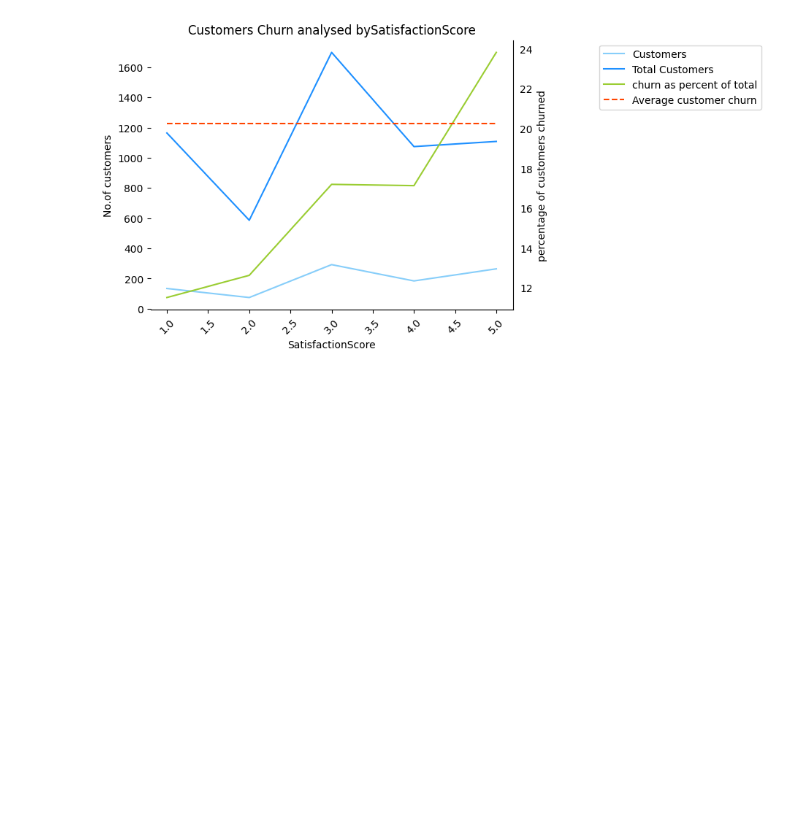
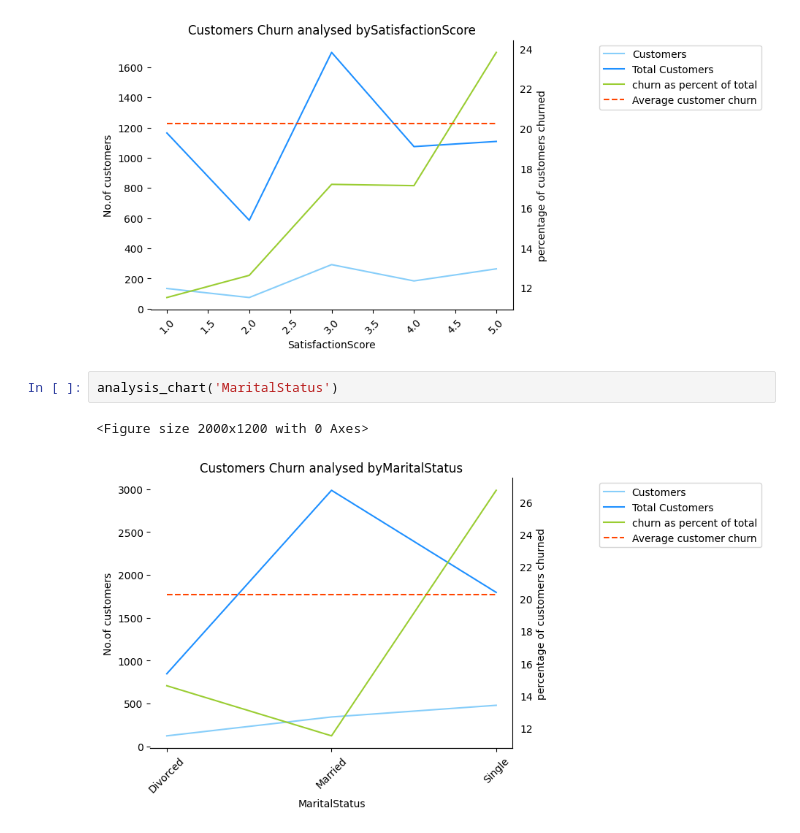
Before and after one commit to Suryasadasivam/e_commerce_customer_churn, a Jupyter notebook: Customer_chrun.ipynb, the cells around one changed output. Drawn from its saved outputs; the diff is of its cells as text; blank space fills up the shorter version.

```diff
--- a/Customer_chrun.ipynb
+++ b/Customer_chrun.ipynb
@@ -487,3 +487,8 @@ analysis_chart('SatisfactionScore')
 # %% [output]
 <Figure size 2000x1200 with 0 Axes>
 [figure]
+# %%
+analysis_chart('MaritalStatus')
+# %% [output]
+<Figure size 2000x1200 with 0 Axes>
+[figure, added]
```
Also changed, not shown: parts of 4 cells of this notebook.
